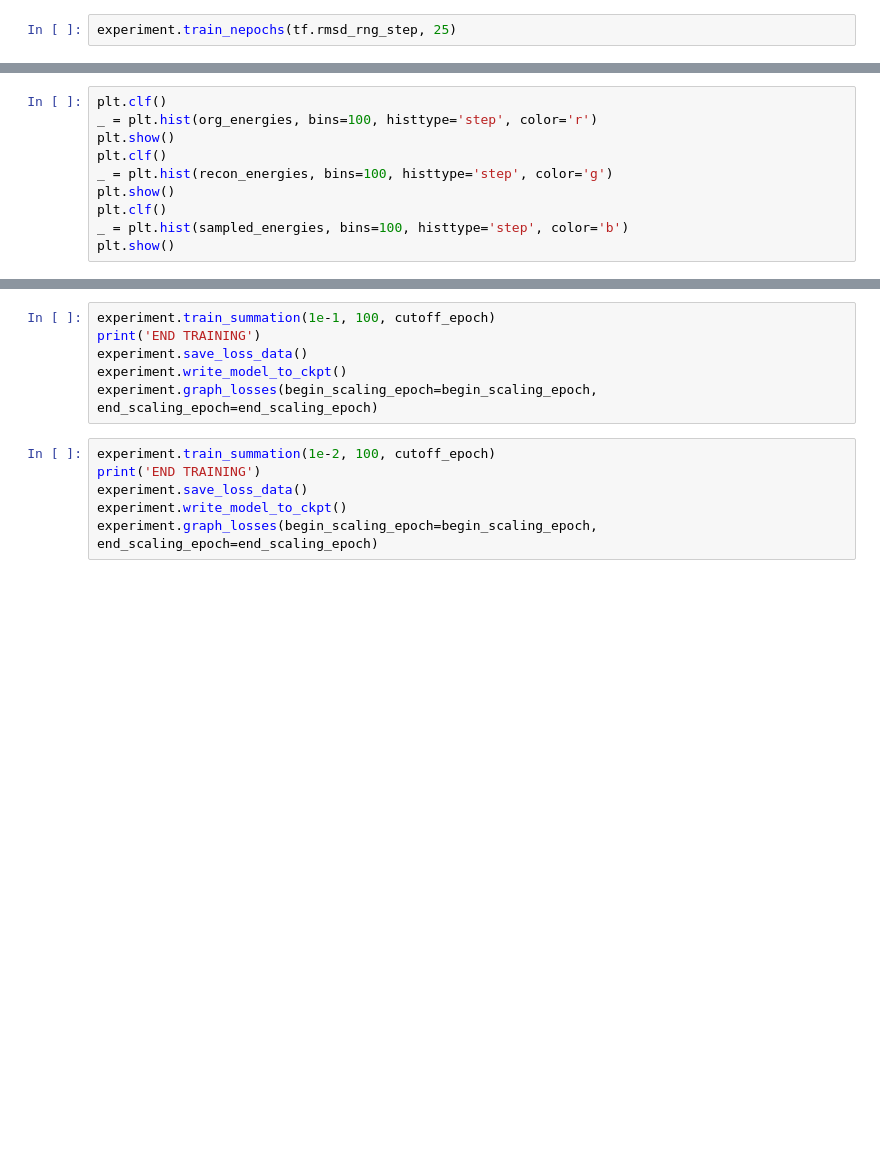
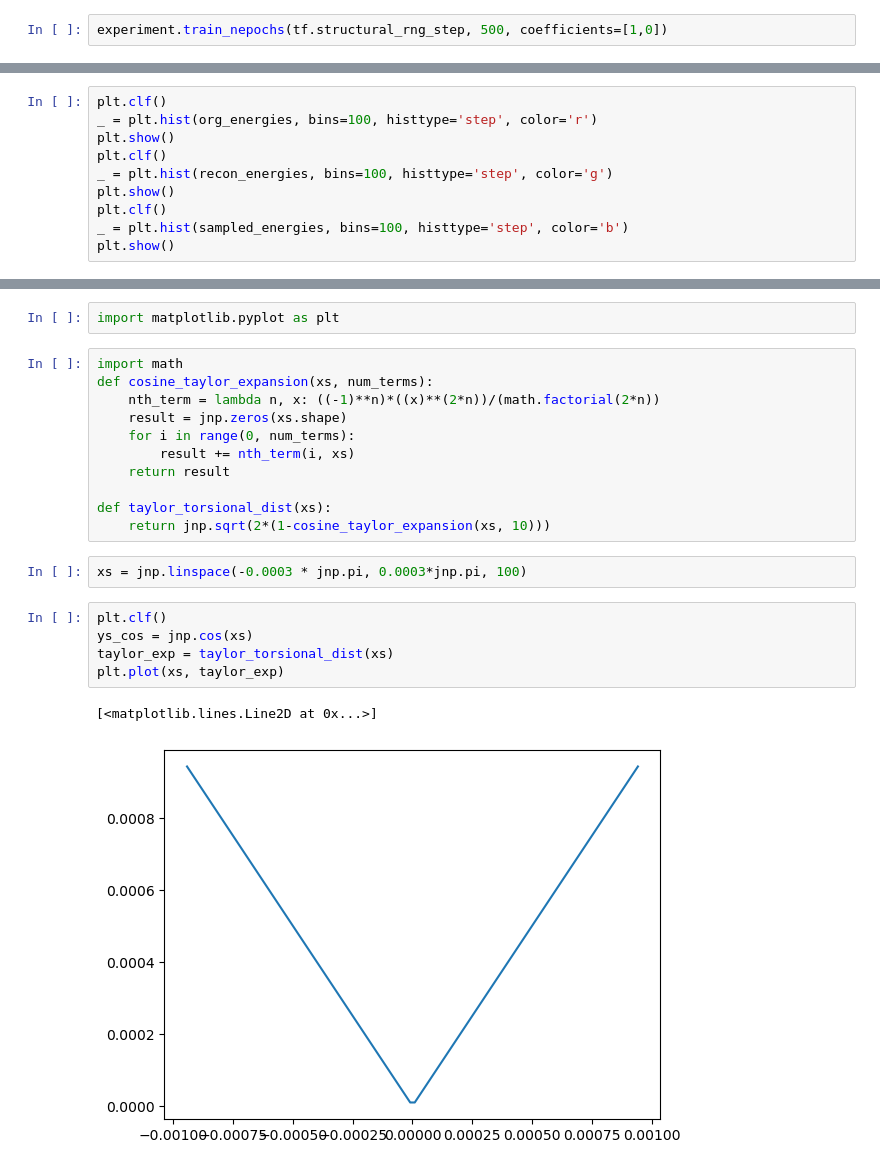
Before and after one commit to CCBatIIT/Deep-MMS, a Jupyter notebook: RUN.ipynb, the cells around one changed output, grey strips where cells are left out. Cells and saved outputs as stored; diff of their text form; blank space fills up the shorter version.

Commit message:
Fix Torsional Loss Functions

```diff
--- a/RUN.ipynb
+++ b/RUN.ipynb
@@ -39,3 +37,3 @@ start = datetime.now()
 # %%
-experiment.train_nepochs(tf.rmsd_rng_step, 25)
+experiment.train_nepochs(tf.structural_rng_step, 500, coefficients=[1,0])
 # %% [output]
@@ -213,12 +161,23 @@ experiment.write_model_to_ckpt()
-# %%
-experiment.train_summation(1e-1, 100, cutoff_epoch)
-print('END TRAINING')
-experiment.save_loss_data()
-experiment.write_model_to_ckpt()
-experiment.graph_losses(begin_scaling_epoch=begin_scaling_epoch, end_scaling_epoch=end_scaling_epoch)
-# %%
-experiment.train_summation(1e-2, 100, cutoff_epoch)
-print('END TRAINING')
-experiment.save_loss_data()
-experiment.write_model_to_ckpt()
-experiment.graph_losses(begin_scaling_epoch=begin_scaling_epoch, end_scaling_epoch=end_scaling_epoch)
+# %%
+import matplotlib.pyplot as plt
+# %%
+import math
+def cosine_taylor_expansion(xs, num_terms):
+    nth_term = lambda n, x: ((-1)**n)*((x)**(2*n))/(math.factorial(2*n))
+    result = jnp.zeros(xs.shape)
+    for i in range(0, num_terms):
+        result += nth_term(i, xs)
+    return result
+
+def taylor_torsional_dist(xs):
+    return jnp.sqrt(2*(1-cosine_taylor_expansion(xs, 10)))
+# %%
+xs = jnp.linspace(-0.0003 * jnp.pi, 0.0003*jnp.pi, 100)
+# %%
+plt.clf()
+ys_cos = jnp.cos(xs)
+taylor_exp = taylor_torsional_dist(xs)
+plt.plot(xs, taylor_exp)
+# %% [output]
+[<matplotlib.lines.Line2D at 0x...>]
+[figure, added]
```
Also changed, not shown: parts of 14 cells of this notebook, 4 other files.
